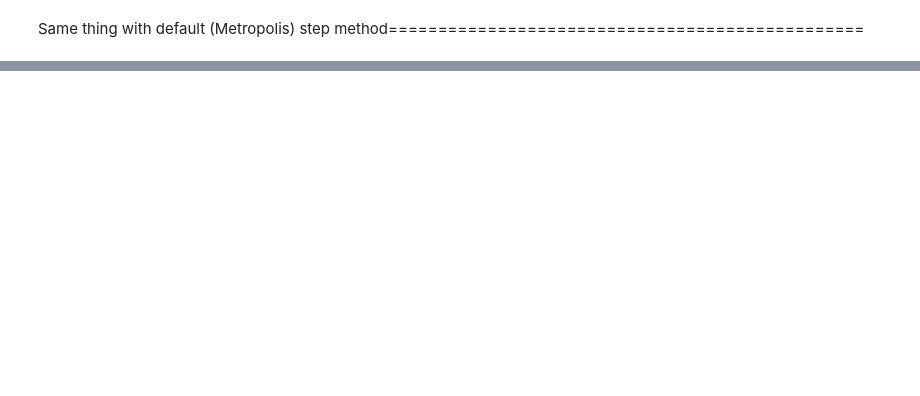
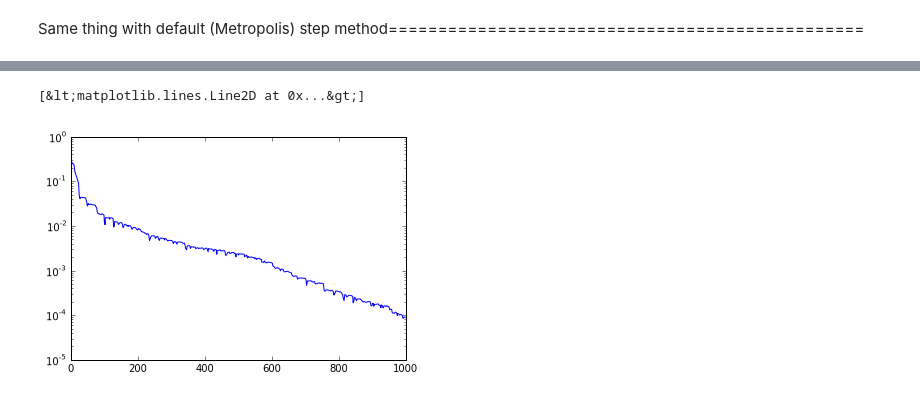
Before and after one commit to aflaxman/pymc-examples, a Jupyter notebook: gibbs_for_uniform_ball.ipynb, the cells around one changed output, grey strips where cells are left out. Drawn from its saved outputs; the diff is of its cells as text; code cells hidden in the pictures; blank space fills up the shorter version.

```diff
--- a/gibbs_for_uniform_ball.ipynb
+++ b/gibbs_for_uniform_ball.ipynb
@@ -32,0 +53,5 @@ plot_acorr()
+# %%
+semilogy(dist.trace())
+# %% [output]
+[&lt;matplotlib.lines.Line2D at 0x...&gt;]
+[figure, added]
```
Also changed, not shown: parts of 14 cells of this notebook, 4 other files.
